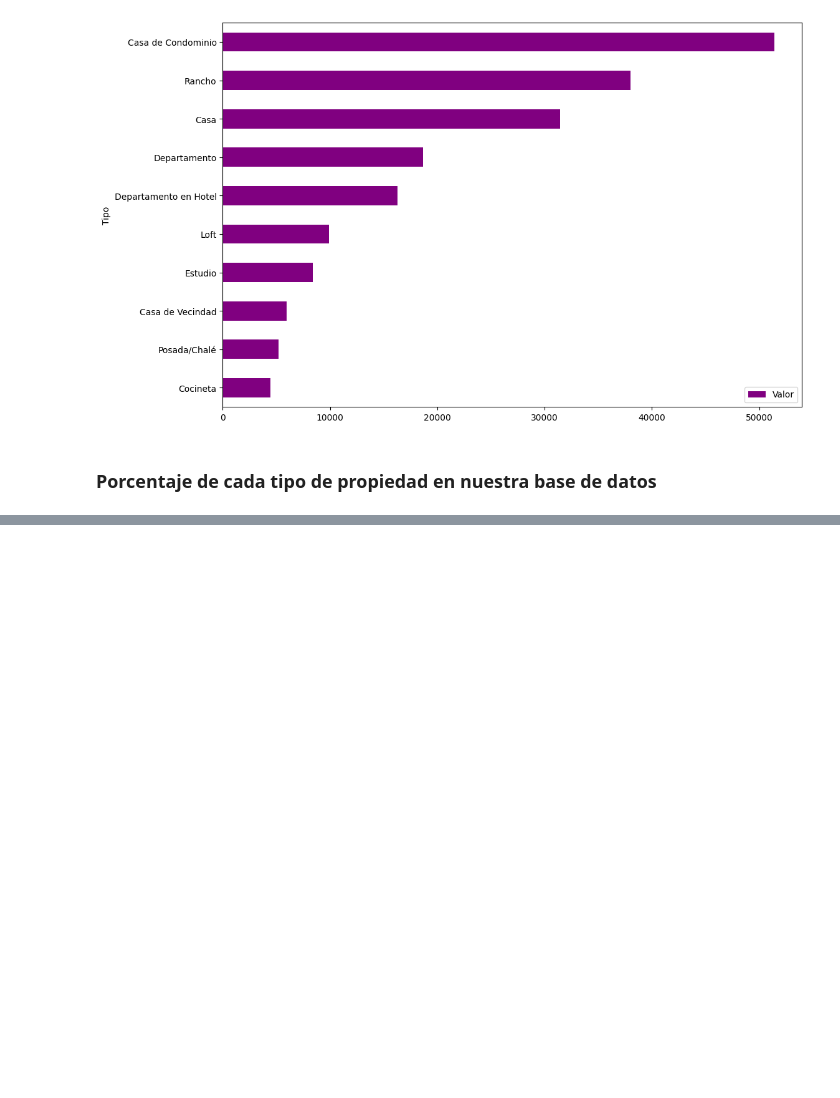
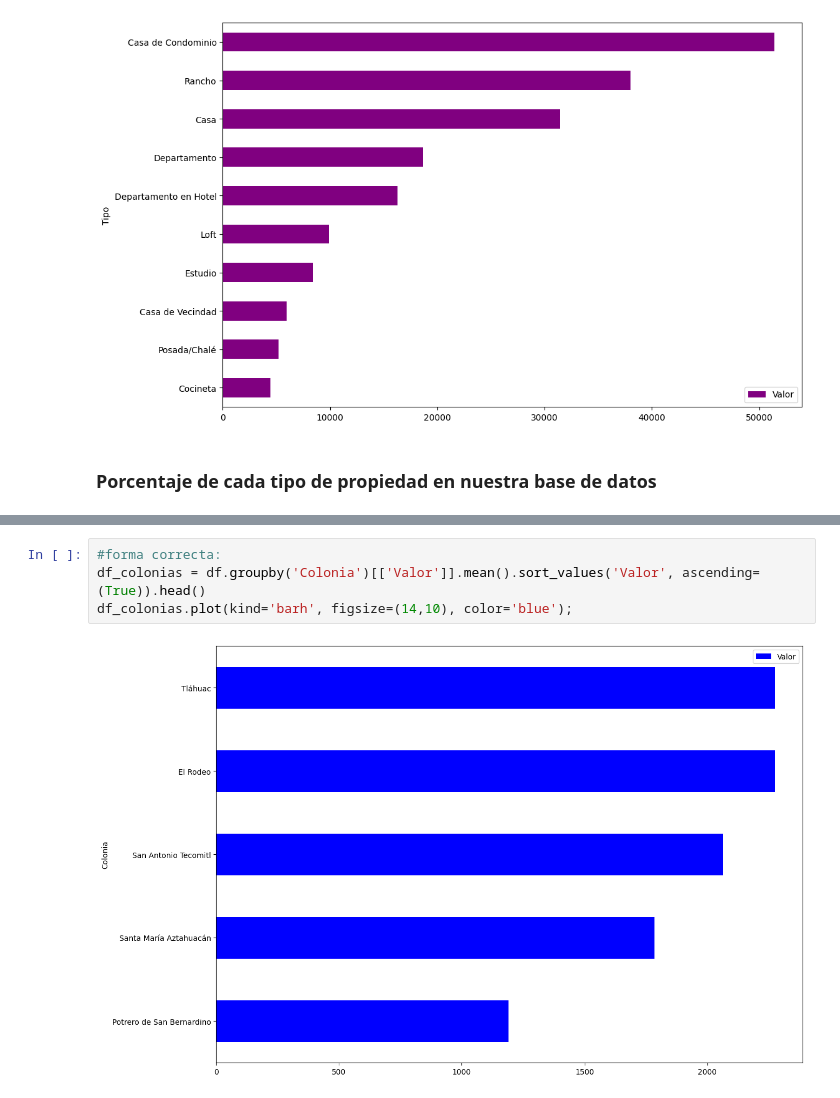
Before and after one commit to ElsaMolina/CursoPandas1, a Jupyter notebook: inmuebles_cdmx.ipynb, the cells around one changed output, grey strips where cells are left out. Drawn from its saved outputs; the diff is of its cells as text; blank space fills up the shorter version.

```diff
--- a/inmuebles_cdmx.ipynb
+++ b/inmuebles_cdmx.ipynb
@@ -318,0 +497,6 @@ df_tipo_precio.plot(kind= 'barh', figsize=(12,8), color = 'purple')
+# %%
+#forma correcta:
+df_colonias = df.groupby('Colonia')[['Valor']].mean().sort_values('Valor', ascending=(True)).head()
+df_colonias.plot(kind='barh', figsize=(14,10), color='blue');
+# %% [output]
+[figure, added]
```
Also changed, not shown: parts of 22 cells of this notebook.
